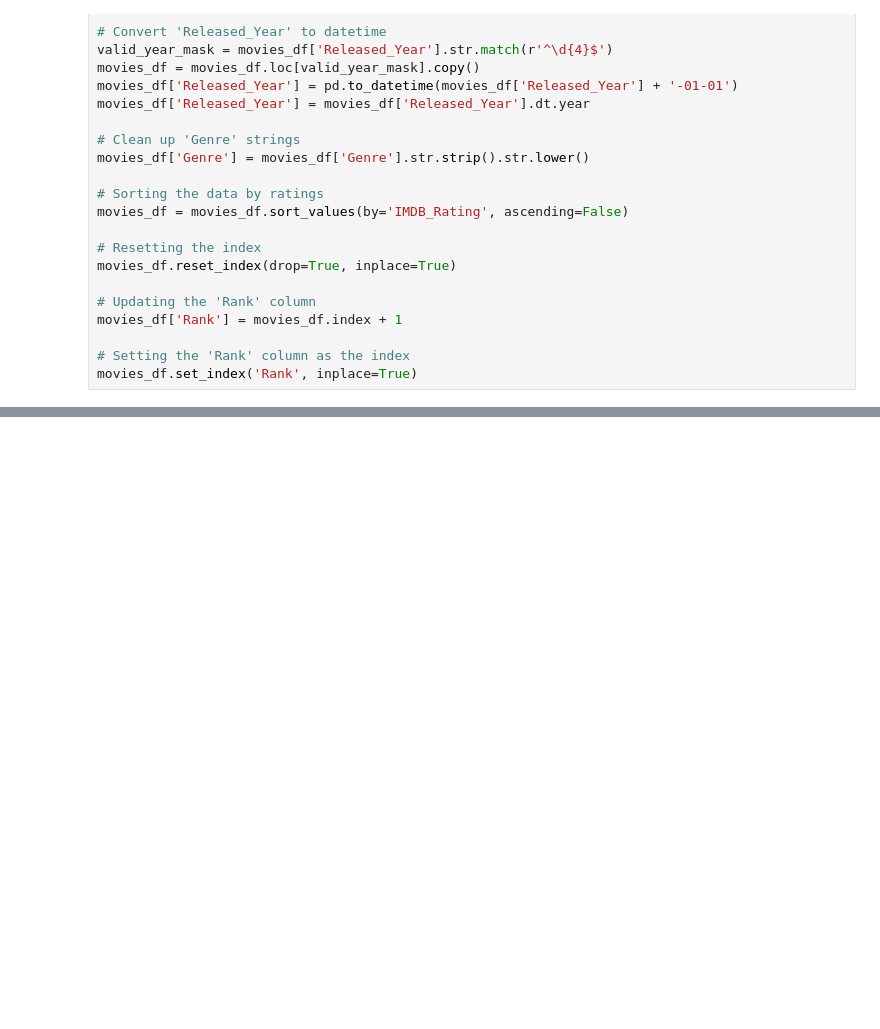
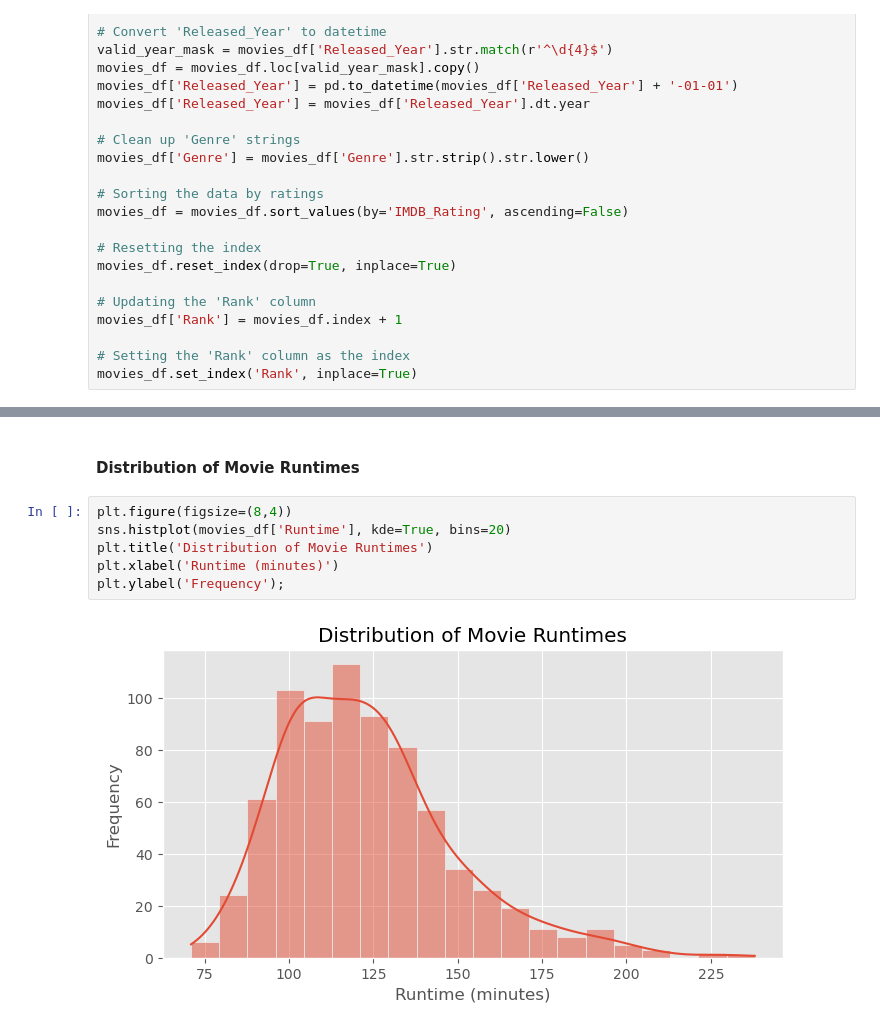
Before and after one commit to jwmathis/Project4, a Jupyter notebook: Project4.ipynb, the cells around one changed output, grey strips where cells are left out. Saved outputs shown, nothing was run; the diff lists cells and outputs as text; blank space fills up the shorter version.

```diff
--- a/Project4.ipynb
+++ b/Project4.ipynb
@@ -329,0 +351,10 @@ movies_df.head()
+# %% [markdown]
+#### Distribution of Movie Runtimes
+# %%
+plt.figure(figsize=(8,4))
+sns.histplot(movies_df['Runtime'], kde=True, bins=20)
+plt.title('Distribution of Movie Runtimes')
+plt.xlabel('Runtime (minutes)')
+plt.ylabel('Frequency');
+# %% [output]
+[figure, added]
```
Also changed, not shown: parts of 10 cells of this notebook.
